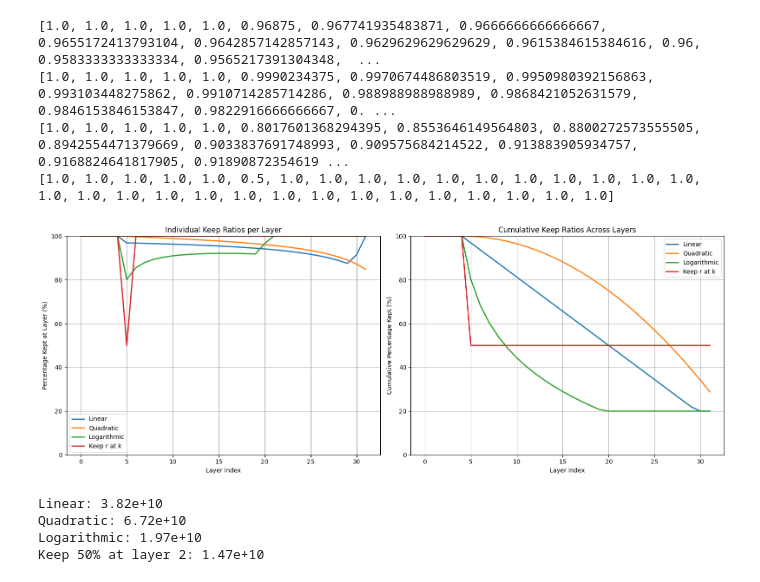
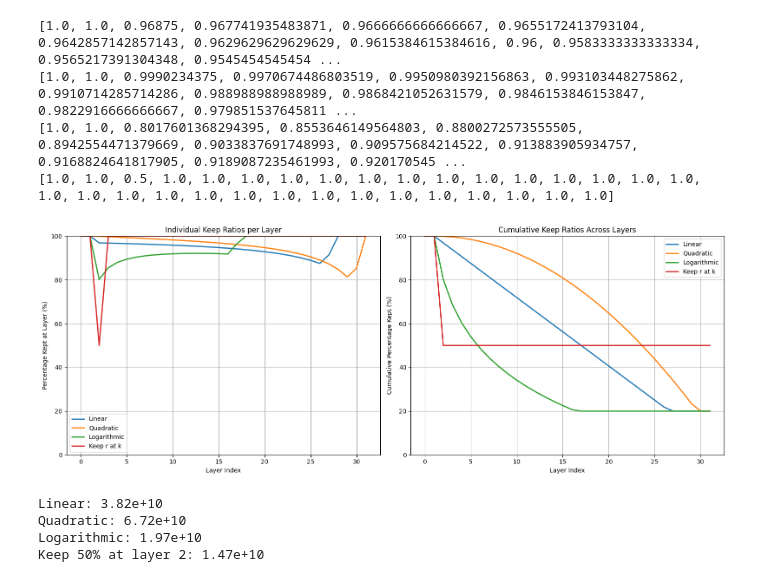
Before and after one commit to kinggongzilla/FastV, a Jupyter notebook: misc.ipynb, the cells around one changed output. Drawn from its saved outputs; the diff is of its cells as text; code cells hidden in the pictures.

```diff
--- a/misc.ipynb
+++ b/misc.ipynb
@@ -35,7 +35,7 @@ def keep_r_at_k(x, r): return (1 - r) if x > 0 else 0  # Returns prune ratio
 total_layers = 32
 layers = np.arange(total_layers)
 min_keep_ratio = 0.2
-K=5
+K=2
 
 strategies = {
     "Linear": lambda x: linear(x, total_layers),
@@ -54,38 +54,38 @@ for name, strategy in strategies.items():
 
 ax1.set_xlabel('Layer Index')
 ax1.set_ylabel('Percentage Kept at Layer (%)')
 ax1.set_title('Individual Keep Ratios per Layer')
 ax1.legend()
 ax1.grid(True)
 ax1.set_ylim(0, 100)
 
 # Plot cumulative keep ratios - FIXED VERSION
 for name, strategy in strategies.items():
     cumulative_keep = 1.0
     cumulative_ratios = []
     individual_ratios = _calc_individual_keep_ratios(strategy, total_layers, K=K, min_keep_ratio=min_keep_ratio)
     print(individual_ratios)
     for r in individual_ratios:
         cumulative_keep *= r
         cumulative_ratios.append(cumulative_keep * 100)
 
     ax2.plot(layers, cumulative_ratios, label=name, linewidth=2)
 
 ax2.set_xlabel('Layer Index')
 ax2.set_ylabel('Cumulative Percentage Kept (%)')
 ax2.set_title('Cumulative Keep Ratios Across Layers')
 ax2.legend()
 ax2.grid(True)
 ax2.set_ylim(0, 100)
 
 plt.tight_layout()
 plt.show()
 # %% [output]
-[1.0, 1.0, 1.0, 1.0, 1.0, 0.96875, 0.967741935483871, 0.9666666666666667, 0.9655172413793104, 0.9642857142857143, 0.9629629629629629, 0.9615384615384616, 0.96, 0.9583333333333334, 0.9565217391304348,  ...
-[1.0, 1.0, 1.0, 1.0, 1.0, 0.9990234375, 0.9970674486803519, 0.9950980392156863, 0.993103448275862, 0.9910714285714286, 0.988988988988989, 0.9868421052631579, 0.9846153846153847, 0.9822916666666667, 0. ...
-[1.0, 1.0, 1.0, 1.0, 1.0, 0.8017601368294395, 0.8553646149564803, 0.8800272573555505, 0.8942554471379669, 0.9033837691748993, 0.909575684214522, 0.913883905934757, 0.9168824641817905, 0.91890872354619 ...
-[1.0, 1.0, 1.0, 1.0, 1.0, 0.5, 1.0, 1.0, 1.0, 1.0, 1.0, 1.0, 1.0, 1.0, 1.0, 1.0, 1.0, 1.0, 1.0, 1.0, 1.0, 1.0, 1.0, 1.0, 1.0, 1.0, 1.0, 1.0, 1.0, 1.0, 1.0, 1.0]
+[1.0, 1.0, 0.96875, 0.967741935483871, 0.9666666666666667, 0.9655172413793104, 0.9642857142857143, 0.9629629629629629, 0.9615384615384616, 0.96, 0.9583333333333334, 0.9565217391304348, 0.9545454545454 ...
+[1.0, 1.0, 0.9990234375, 0.9970674486803519, 0.9950980392156863, 0.993103448275862, 0.9910714285714286, 0.988988988988989, 0.9868421052631579, 0.9846153846153847, 0.9822916666666667, 0.979851537645811 ...
+[1.0, 1.0, 0.8017601368294395, 0.8553646149564803, 0.8800272573555505, 0.8942554471379669, 0.9033837691748993, 0.909575684214522, 0.913883905934757, 0.9168824641817905, 0.9189087235461993, 0.920170545 ...
+[1.0, 1.0, 0.5, 1.0, 1.0, 1.0, 1.0, 1.0, 1.0, 1.0, 1.0, 1.0, 1.0, 1.0, 1.0, 1.0, 1.0, 1.0, 1.0, 1.0, 1.0, 1.0, 1.0, 1.0, 1.0, 1.0, 1.0, 1.0, 1.0, 1.0, 1.0, 1.0]
-[figure, old version]
+[figure, new version]
 # %%
 import numpy as np
 
```
